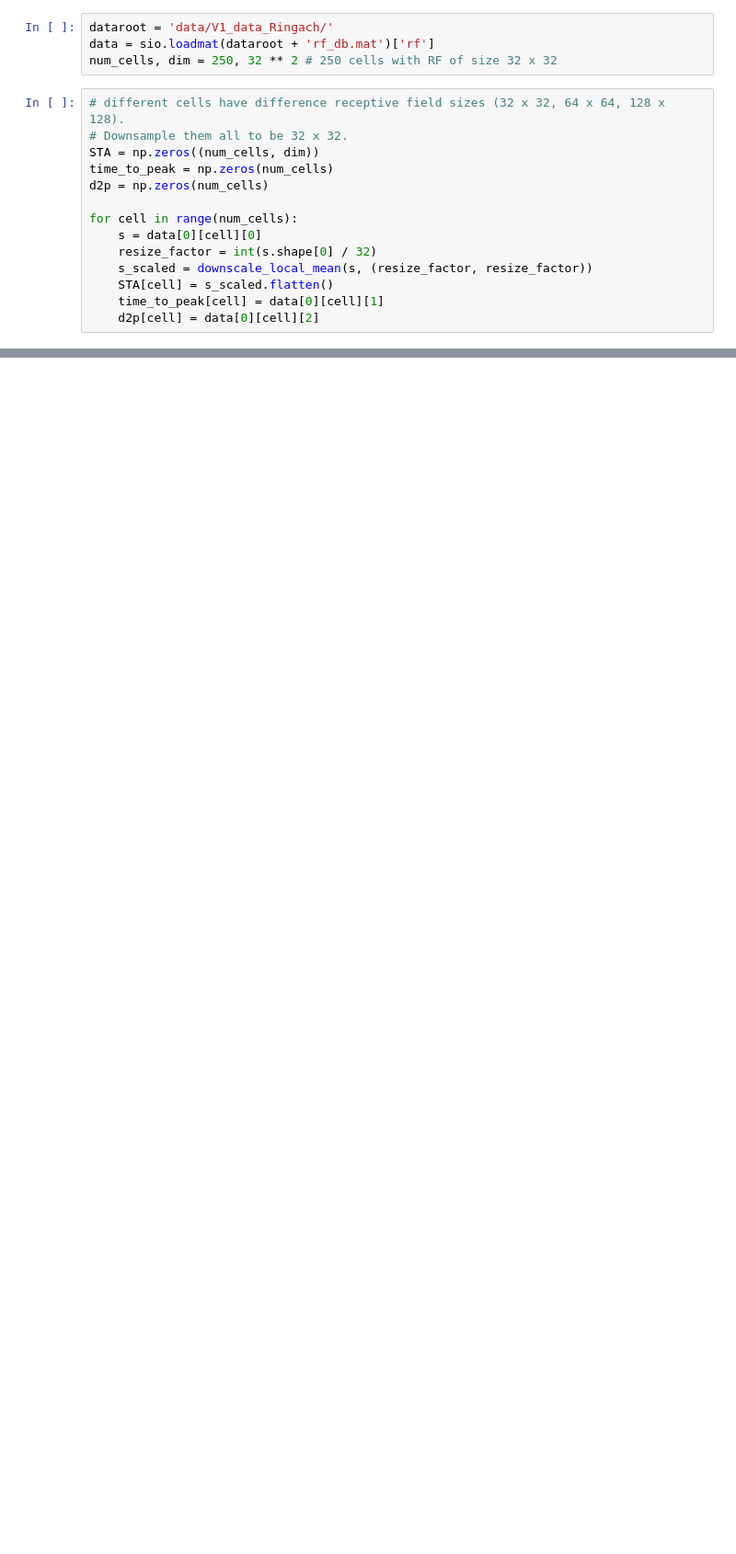
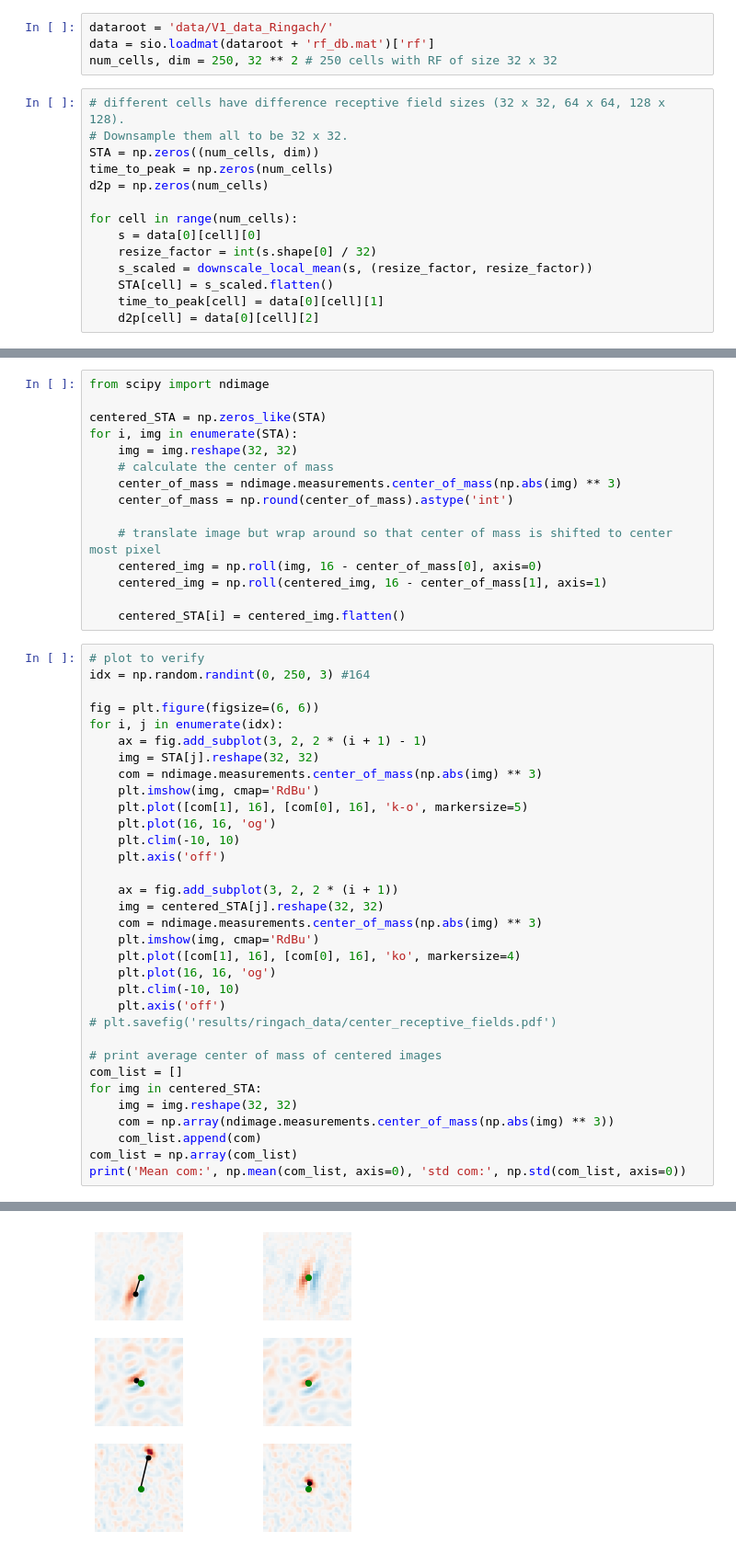
Before and after one commit to BruntonUWBio/structured-random-features, a Jupyter notebook: new_version/Ringach_V1_data.ipynb, the cells around one changed output, grey strips where cells are left out. Shown: that part at 92% size. Drawn from its saved outputs; the diff is of its cells as text; blank space fills up the shorter version.

```diff
--- a/new_version/Ringach_V1_data.ipynb
+++ b/new_version/Ringach_V1_data.ipynb
@@ -43,0 +122,49 @@ for i in range(5):
+# %%
+from scipy import ndimage
+
+centered_STA = np.zeros_like(STA)
+for i, img in enumerate(STA):
+    img = img.reshape(32, 32)
+    # calculate the center of mass
+    center_of_mass = ndimage.measurements.center_of_mass(np.abs(img) ** 3)
+    center_of_mass = np.round(center_of_mass).astype('int')
+
+    # translate image but wrap around so that center of mass is shifted to center most pixel
+    centered_img = np.roll(img, 16 - center_of_mass[0], axis=0)
+    centered_img = np.roll(centered_img, 16 - center_of_mass[1], axis=1)
+
+    centered_STA[i] = centered_img.flatten()
+# %%
+# plot to verify
+idx = np.random.randint(0, 250, 3) #164
+
+fig = plt.figure(figsize=(6, 6))
+for i, j in enumerate(idx):
+    ax = fig.add_subplot(3, 2, 2 * (i + 1) - 1)
+    img = STA[j].reshape(32, 32)
+    com = ndimage.measurements.center_of_mass(np.abs(img) ** 3)
+    plt.imshow(img, cmap='RdBu')
+    plt.plot([com[1], 16], [com[0], 16], 'k-o', markersize=5)
+    plt.plot(16, 16, 'og')
+    plt.clim(-10, 10)
+    plt.axis('off')
+
+    ax = fig.add_subplot(3, 2, 2 * (i + 1))
+    img = centered_STA[j].reshape(32, 32)
+    com = ndimage.measurements.center_of_mass(np.abs(img) ** 3)
+    plt.imshow(img, cmap='RdBu')
+    plt.plot([com[1], 16], [com[0], 16], 'ko', markersize=4)
+    plt.plot(16, 16, 'og')
+    plt.clim(-10, 10)
+    plt.axis('off')
+# plt.savefig('results/ringach_data/center_receptive_fields.pdf')
+
+# print average center of mass of centered images
+com_list = []
+for img in centered_STA:
+    img = img.reshape(32, 32)
+    com = np.array(ndimage.measurements.center_of_mass(np.abs(img) ** 3))
+    com_list.append(com)
+com_list = np.array(com_list)
+print('Mean com:', np.mean(com_list, axis=0), 'std com:', np.std(com_list, axis=0))
+# %% [output]
@@ -43,0 +172 @@ for i in range(5):
+[figure, added]
```
Also changed, not shown: parts of 15 cells of this notebook.
